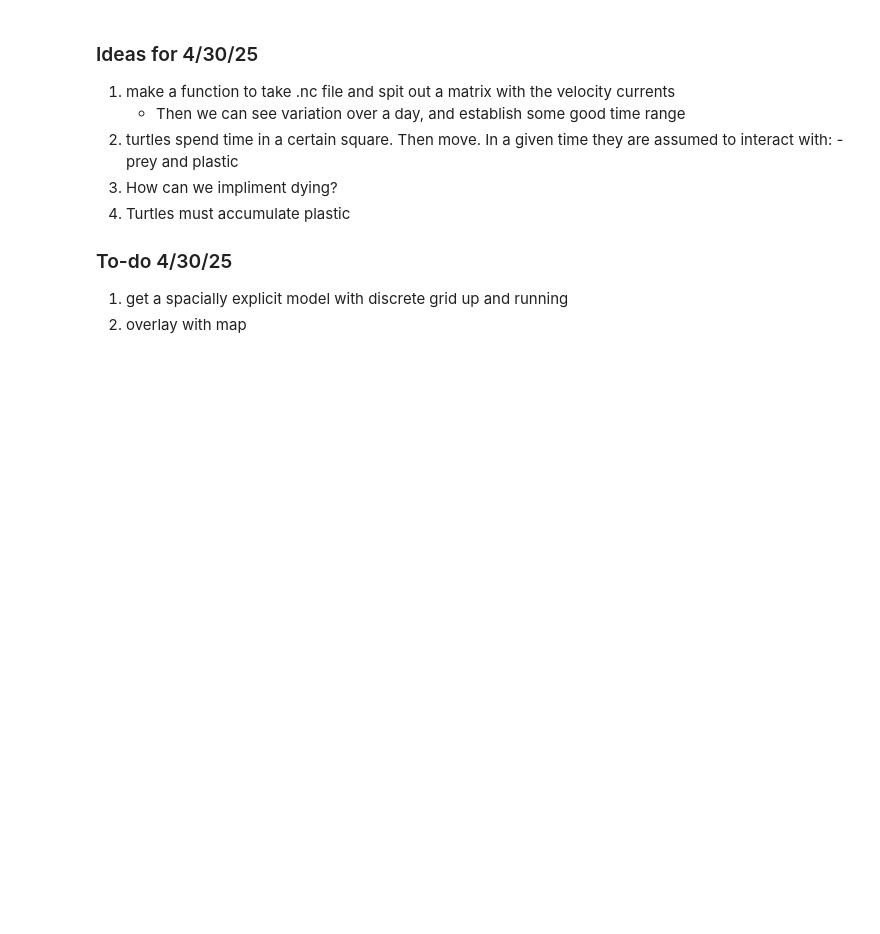
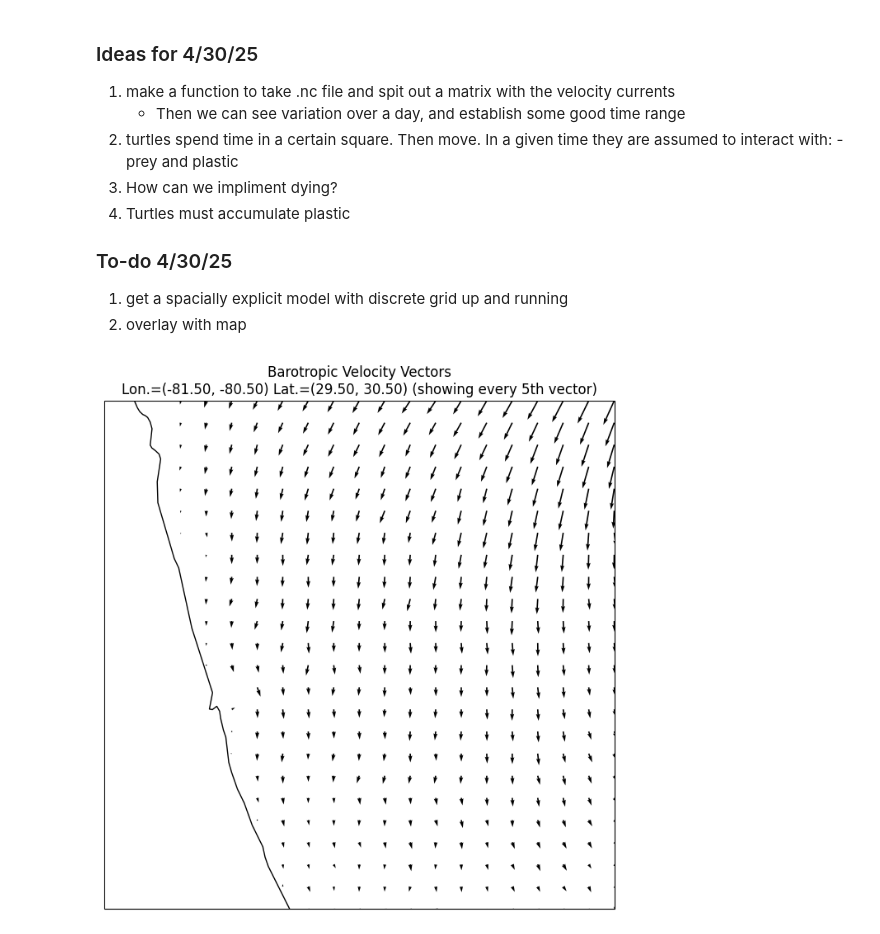
Before and after one commit to aka-hombre/turtleABM, a Jupyter notebook: sc_analysis.ipynb, the cells around one changed output. Drawn from its saved outputs; the diff is of its cells as text; code cells hidden in the pictures; blank space fills up the shorter version.

```diff
--- a/sc_analysis.ipynb
+++ b/sc_analysis.ipynb
@@ -91,3 +91,9 @@ plt.show()
 ### To-do 4/30/25
 1. get a spacially explicit model with discrete grid up and running
 2. overlay with map
+# %%
+from utilities import *
+
+plotdvx(lon2d, lat2d, u_data, v_data, [lon.min(), lon.max(), lat.min(), lat.max()], 5)
+# %% [output]
+[figure, added]
```
Also changed, not shown: 1 other file.
